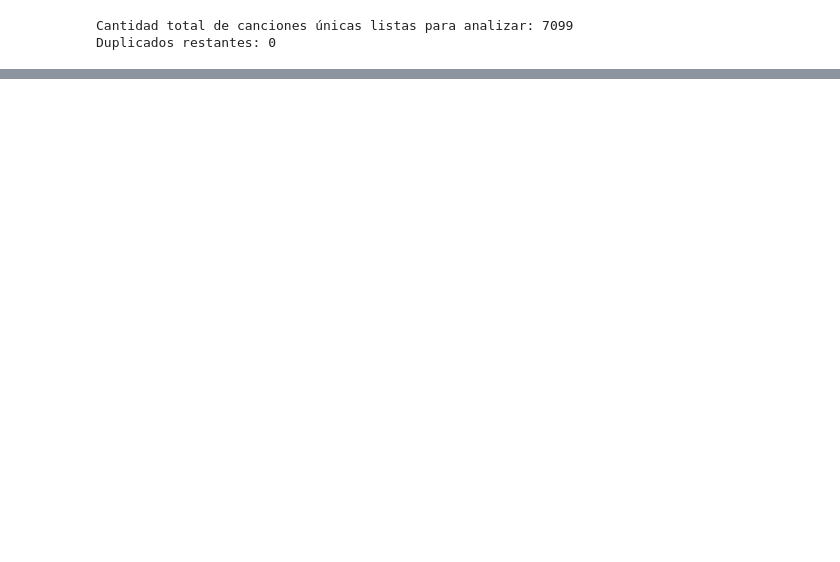
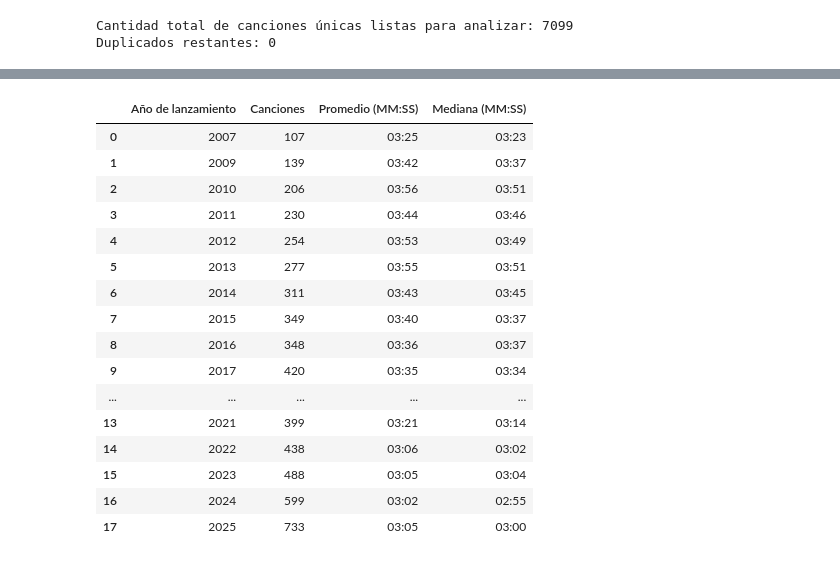
Before and after one commit to OjedaRocio/TP-Grupal-Laboratorio-2C-2026, a Jupyter notebook: TP_Grupal.ipynb, the cells around one changed output, grey strips where cells are left out. Cells and saved outputs as stored; diff of their text form; code cells hidden in the pictures; blank space fills up the shorter version.

```diff
--- a/TP_Grupal.ipynb
+++ b/TP_Grupal.ipynb
@@ -438,0 +517,41 @@ Duplicados restantes: 0
+# %%
+# Función para convertir minutos decimales al formato MM:SS
+def minutos_a_mmss(minutos_decimales):
+    if pd.isna(minutos_decimales):
+        return "00:00"
+    total_segundos = int(round(minutos_decimales * 60))
+    minutos = total_segundos // 60
+    segundos = total_segundos % 60
+    return f"{minutos:02d}:{segundos:02d}"
+
+# Agrupamiento por año
+resumen_anual = df_filtrado.groupby("Año de lanzamiento")["Duración (minutos)"].agg(
+    Canciones="count",
+    Promedio_min="mean",
+    Mediana_min="median"
+).reset_index()
+
+# Formatear las métricas a minutos:segundos
+resumen_anual["Promedio (MM:SS)"] = resumen_anual["Promedio_min"].apply(minutos_a_mmss)
+resumen_anual["Mediana (MM:SS)"] = resumen_anual["Mediana_min"].apply(minutos_a_mmss)
+
+# Mostrar la tabla final
+display(resumen_anual[["Año de lanzamiento", "Canciones", "Promedio (MM:SS)", "Mediana (MM:SS)"]])
+# %% [output]
+|  | Año de lanzamiento | Canciones | Promedio (MM:SS) | Mediana (MM:SS) |
+| 0 | 2007 | 107 | 03:25 | 03:23 |
+| 1 | 2009 | 139 | 03:42 | 03:37 |
+| 2 | 2010 | 206 | 03:56 | 03:51 |
+| 3 | 2011 | 230 | 03:44 | 03:46 |
+| 4 | 2012 | 254 | 03:53 | 03:49 |
+| 5 | 2013 | 277 | 03:55 | 03:51 |
+| 6 | 2014 | 311 | 03:43 | 03:45 |
+| 7 | 2015 | 349 | 03:40 | 03:37 |
+| 8 | 2016 | 348 | 03:36 | 03:37 |
+| 9 | 2017 | 420 | 03:35 | 03:34 |
+| ... | ... | ... | ... | ... |
+| 13 | 2021 | 399 | 03:21 | 03:14 |
+| 14 | 2022 | 438 | 03:06 | 03:02 |
+| 15 | 2023 | 488 | 03:05 | 03:04 |
+| 16 | 2024 | 599 | 03:02 | 02:55 |
+| 17 | 2025 | 733 | 03:05 | 03:00 |
```
Also changed, not shown: parts of 15 cells of this notebook.
